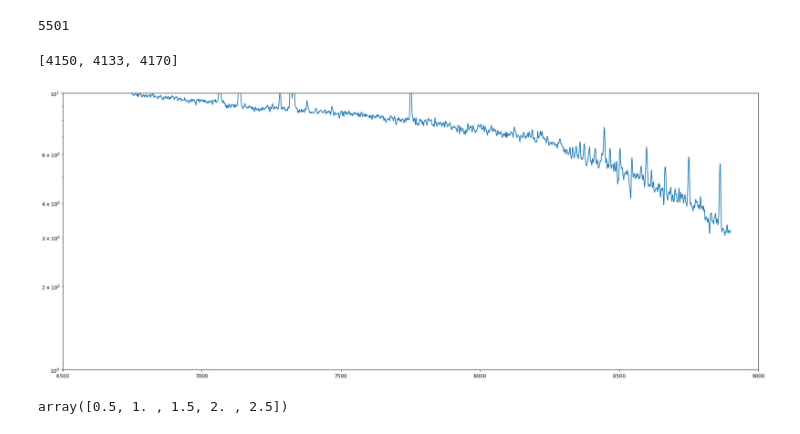
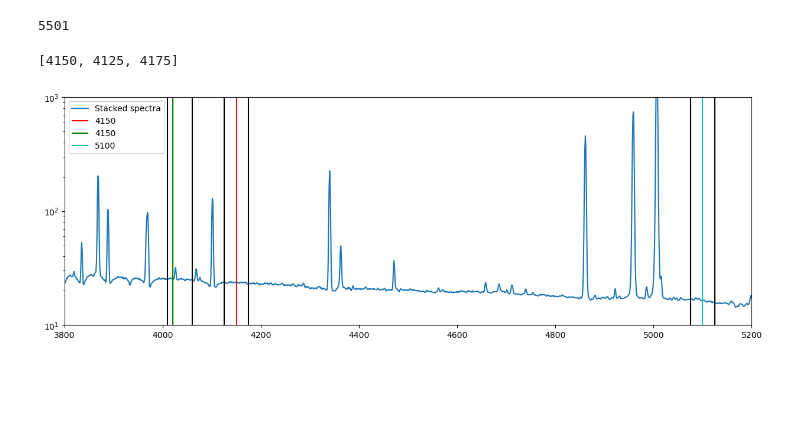
Before and after one commit to hol1m4n/HIIGalaxies, a Jupyter notebook: Spectral_synthesis/Spectral analysis.ipynb, the cells around one changed output. Drawn from its saved outputs; the diff is of its cells as text; code cells hidden in the pictures; blank space fills up the shorter version.

```diff
--- a/Spectral_synthesis/Spectral analysis.ipynb
+++ b/Spectral_synthesis/Spectral analysis.ipynb
@@ -66,36 +146,38 @@ len(fx_sum)
 # %% [output]
 5501
 # %%
-fig,ax = plt.subplots(figsize=(25, 10))
+fig,ax = plt.subplots(figsize=(15, 5))
 
 fx_ave = np.array(fx_sum) / 121
-ax.plot(lambda_range,fx_ave)
+ax.plot(lambda_range,fx_ave,label = 'Stacked spectra')
 ax.set_yscale('log')
-ax.set_ylim([10e-1,10e0])
-ax.set_xlim([6500,9000])
+ax.set_ylim([10e1,1e2])
+ax.set_xlim([3800,5200])
 
 l_norm = 4150
 
-l_norms = [l_norm,l_norm-17,l_norm+20]
+l_norms = [l_norm,l_norm-25,l_norm+25]
 
-ax.vlines(l_norms[0],np.min(fx_ave),np.max(fx_ave),color = 'k')
+ax.vlines(l_norms[0],np.min(fx_ave),np.max(fx_ave),color = 'r',label = '4150')
 ax.vlines(l_norms[1],np.min(fx_ave),np.max(fx_ave),color = 'k')
 ax.vlines(l_norms[2],np.min(fx_ave),np.max(fx_ave),color = 'k')
 
-ax.vlines(4570,np.min(fx_ave),np.max(fx_ave),color = 'k')
-ax.vlines(4650,np.min(fx_ave),np.max(fx_ave),color = 'k')
+ax.vlines(4020,np.min(fx_ave),np.max(fx_ave),color = 'g',label = '4150')
+ax.vlines(4010,np.min(fx_ave),np.max(fx_ave),color = 'k')
+ax.vlines(4060,np.min(fx_ave),np.max(fx_ave),color = 'k')
 
 
+ax.vlines(5100,np.min(fx_ave),np.max(fx_ave),color = 'c',label = '5100')
+ax.vlines(5075,np.min(fx_ave),np.max(fx_ave),color = 'k')
+ax.vlines(5125,np.min(fx_ave),np.max(fx_ave),color = 'k')
+
+
+#ax.vlines(4570,np.min(fx_ave),np.max(fx_ave),color = 'k')
+#ax.vlines(4650,np.min(fx_ave),np.max(fx_ave),color = 'k')
+
+ax.legend()
+
 l_norms
 # %% [output]
-[4150, 4133, 4170]
+[4150, 4125, 4175]
-[figure, old version]
+[figure, new version]
-# %%
-A = np.array([0,1,2,3,4])
-B = np.array([1,1,1,1,1])
-
-C = A + B
-
-C / 2
-# %% [output]
-array([0.5, 1. , 1.5, 2. , 2.5])
```
Also changed, not shown: parts of 14 cells of this notebook, 5 other files.
